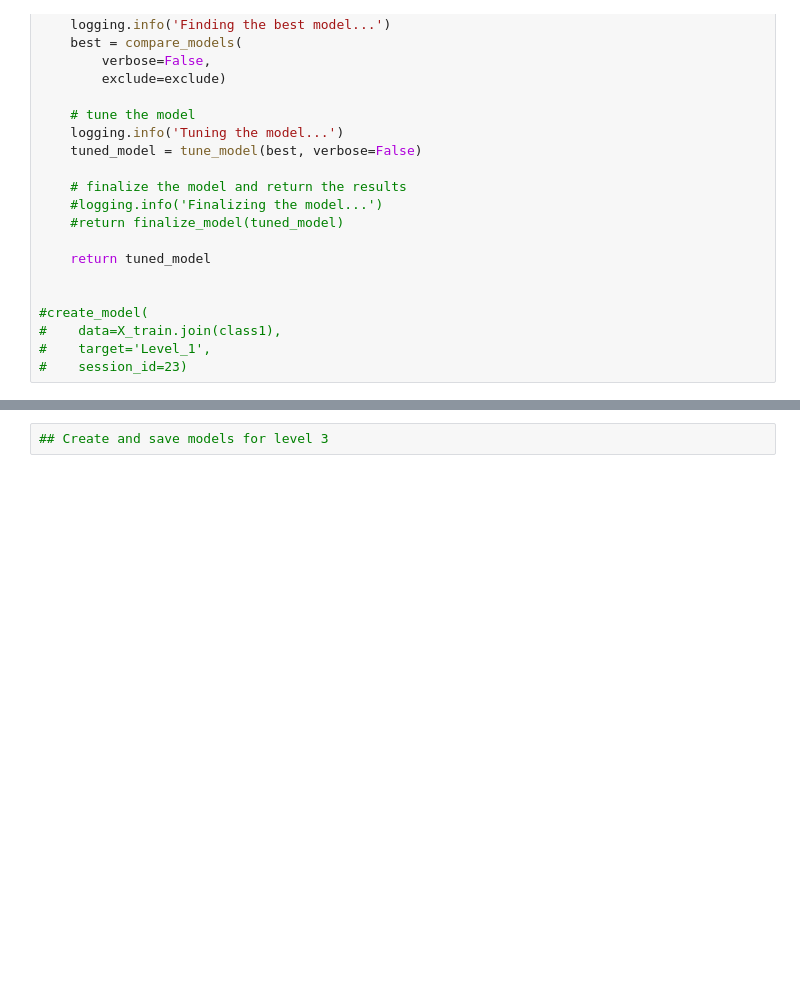
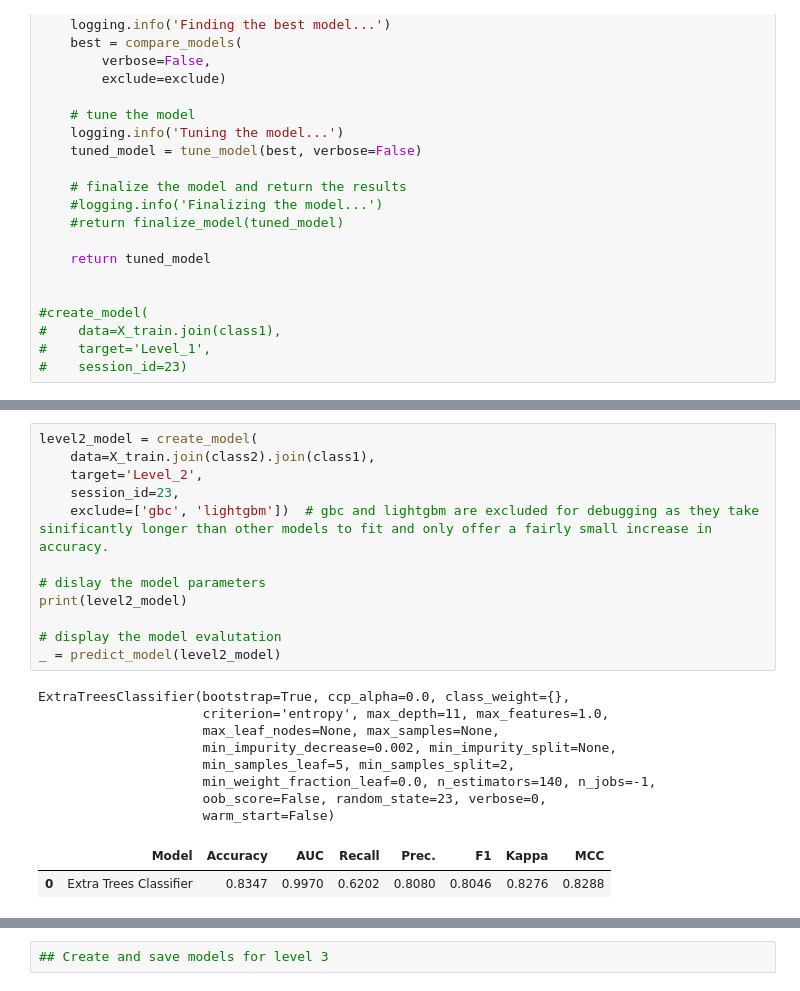
Before and after one commit to JohnnyFoulds/DSM030-2021-OCT, a Jupyter notebook: coursework_01/solution.ipynb, the cells around one changed output, grey strips where cells are left out. Cells and saved outputs as stored; diff of their text form; blank space fills up the shorter version.

```diff
--- a/coursework_01/solution.ipynb
+++ b/coursework_01/solution.ipynb
@@ -555,0 +689,23 @@ X_train[column].value_counts().to_frame('counts')
+# %%
+level2_model = create_model(
+    data=X_train.join(class2).join(class1),
+    target='Level_2',
+    session_id=23,
+    exclude=['gbc', 'lightgbm'])  # gbc and lightgbm are excluded for debugging as they take sinificantly longer than other models to fit and only offer a fairly small increase in accuracy.
+
+# dislay the model parameters
+print(level2_model)
+
+# display the model evalutation
+_ = predict_model(level2_model)
+# %% [output]
+ExtraTreesClassifier(bootstrap=True, ccp_alpha=0.0, class_weight={},
+                     criterion='entropy', max_depth=11, max_features=1.0,
+                     max_leaf_nodes=None, max_samples=None,
+                     min_impurity_decrease=0.002, min_impurity_split=None,
+                     min_samples_leaf=5, min_samples_split=2,
+                     min_weight_fraction_leaf=0.0, n_estimators=140, n_jobs=-1,
+                     oob_score=False, random_state=23, verbose=0,
+                     warm_start=False)
+|  | Model | Accuracy | AUC | Recall | Prec. | F1 | Kappa | MCC |
+| 0 | Extra Trees Classifier | 0.8347 | 0.9970 | 0.6202 | 0.8080 | 0.8046 | 0.8276 | 0.8288 |
```
Also changed, not shown: parts of 22 cells of this notebook, 4 other files.
